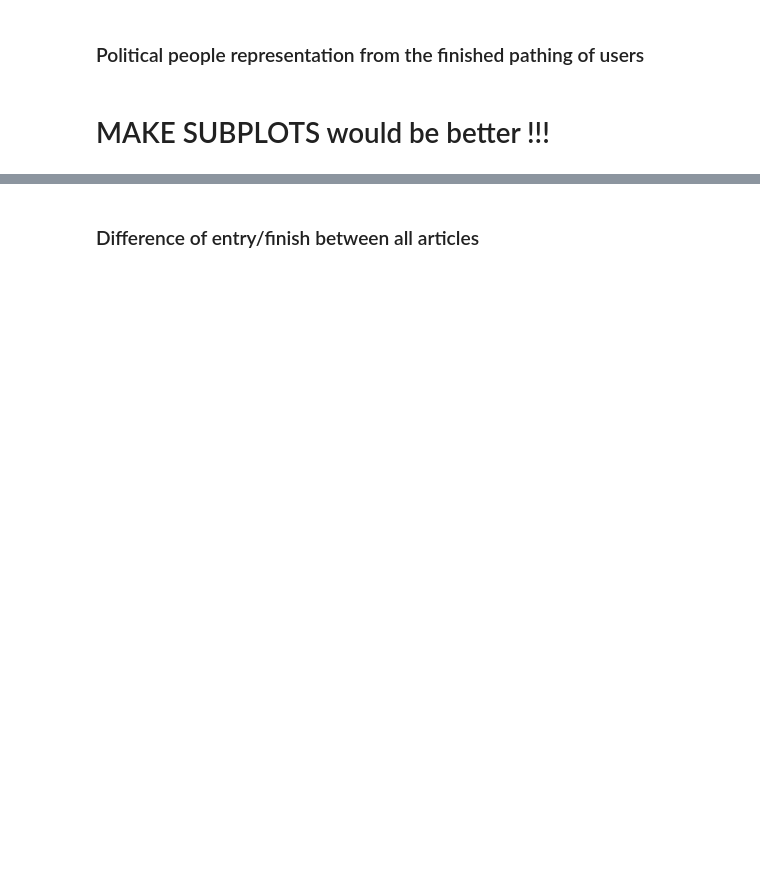
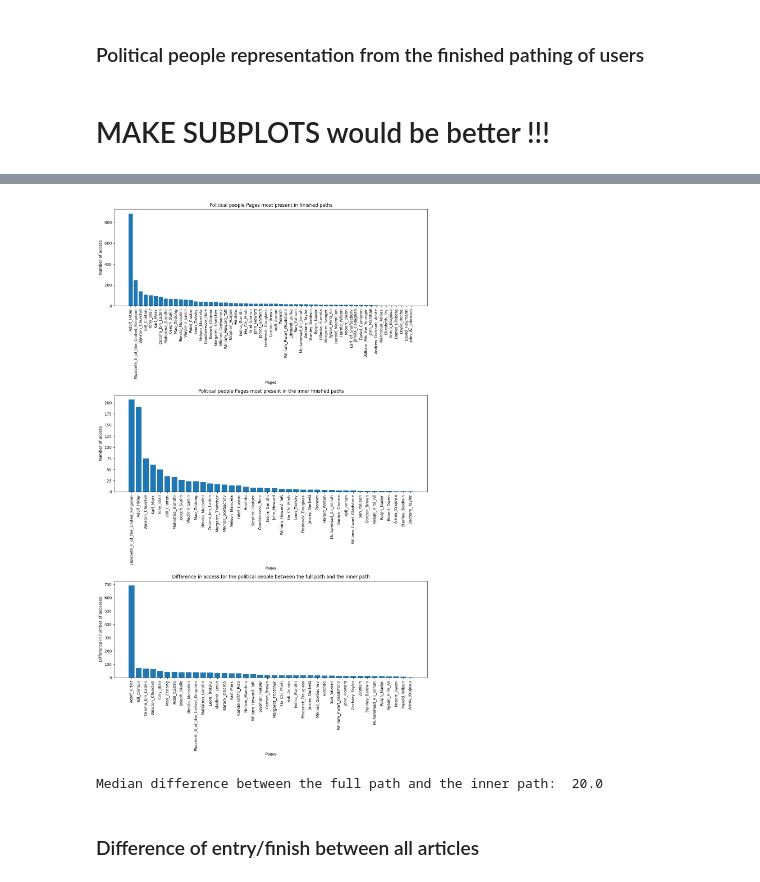
Before and after one commit to epfl-ada/ada-2023-project-miaoumiaou, a Jupyter notebook: Visualisation_wiki.ipynb, the cells around one changed output, grey strips where cells are left out. Drawn from its saved outputs; the diff is of its cells as text; code cells hidden in the pictures; blank space fills up the shorter version.

```diff
--- a/Visualisation_wiki.ipynb
+++ b/Visualisation_wiki.ipynb
@@ -249,3 +203,56 @@ print(median_diff)
+# %%
+import matplotlib.pyplot as plt
+import numpy as np
+
+# preparation of the data
+
+# full path
+pages = list(hubs_political_people.keys())
+counts = list(hubs_political_people.values())
+
+# internal path
+pages2 = list(hubs_political_people_internal.keys())
+counts2 = list(hubs_political_people_internal.values())
+
+# difference between the two sets
+common_keys = set(hubs_political_people.keys()) & set(hubs_political_people_internal.keys())
+diff_items = {key: hubs_political_people[key] - hubs_political_people_internal[key] for key in common_keys}
+diff_items = dict(sorted(diff_items.items(), key=lambda item: item[1], reverse=True))
+
+diff_values = list(diff_items.values())
+median_diff = np.median(diff_values)
+
+# subplots parts
+fig, axes = plt.subplots(3, 1, figsize=(12, 20))
+
+# Subplot 1: Political people Pages most present in finished paths
+axes[0].bar(pages, counts)
+axes[0].set_xlabel('Pages')
+axes[0].set_ylabel('Number of access')
+axes[0].tick_params(axis='x', rotation=90)
+axes[0].set_title('Political people Pages most present in finished paths')
+
+# Subplot 2: Political people Pages most present in paths without start and end pages
+axes[1].bar(pages2, counts2)
+axes[1].set_xlabel('Pages')
+axes[1].set_ylabel('Number of access')
+axes[1].tick_params(axis='x', rotation=90)
+axes[1].set_title('Political people Pages most present in the inner finished paths')
+
+# Subplot 3: difference in access between the two sets
+axes[2].bar(diff_items.keys(), diff_items.values())
+axes[2].set_xlabel('Pages')
+axes[2].set_ylabel('Difference in number of accesses')
+axes[2].tick_params(axis='x', rotation=90)
+axes[2].set_title('Difference in access for the political people between the full path and the inner path')
+
+plt.tight_layout()
+plt.show()
+
+print('Median difference between the full path and the inner path: ',median_diff)
+# %% [output]
+[figure, added]
+Median difference between the full path and the inner path:  20.0
 # %% [markdown]
 ### Difference of entry/finish between all articles
 # %%
```
Also changed, not shown: parts of 13 cells of this notebook.
